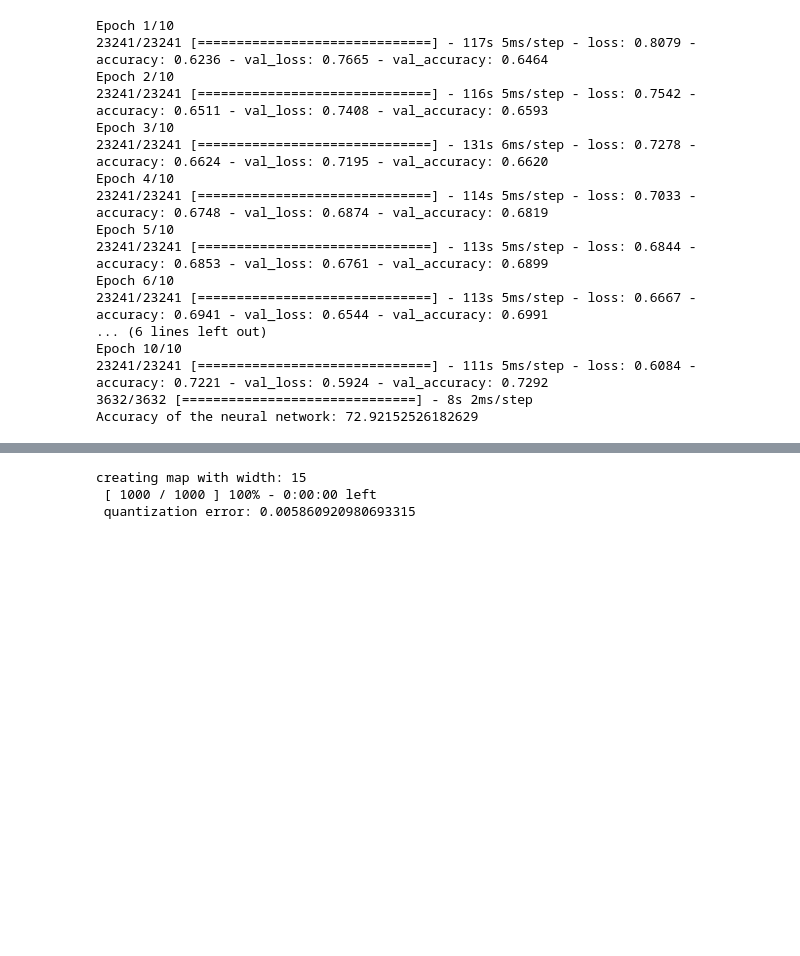
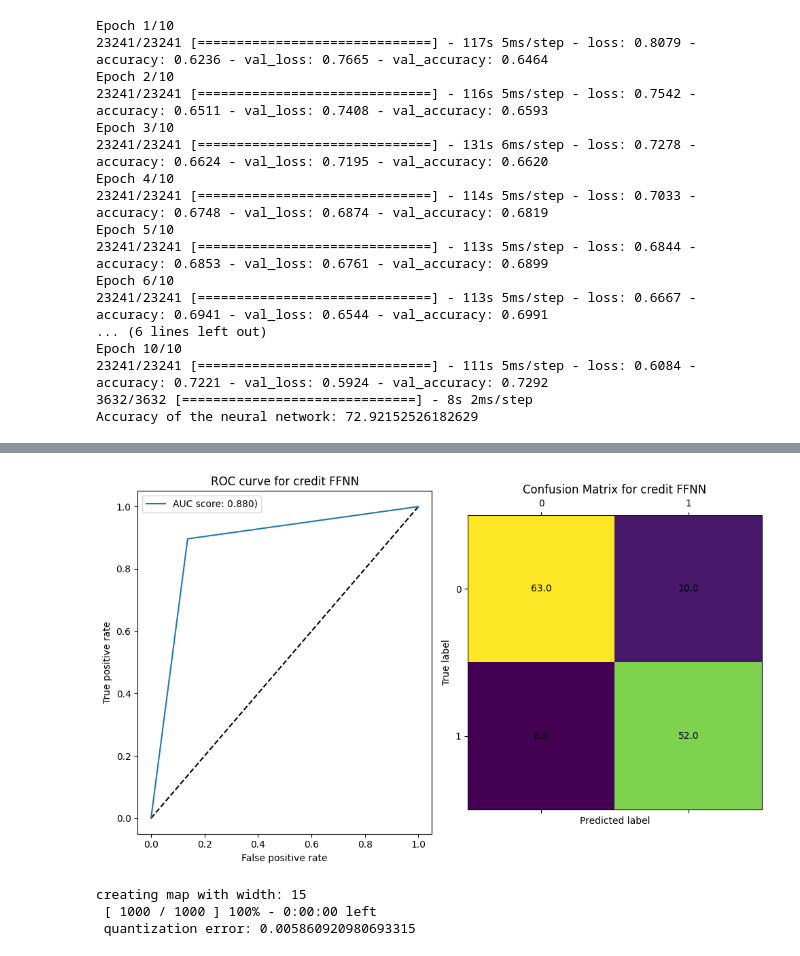
Before and after one commit to ignis05/uj-ci, a Jupyter notebook: Project1.ipynb, the cells around one changed output, grey strips where cells are left out. Saved outputs shown, nothing was run; the diff lists cells and outputs as text; code cells hidden in the pictures; blank space fills up the shorter version.

```diff
--- a/Project1.ipynb
+++ b/Project1.ipynb
@@ -345,12 +345,12 @@ credit_NN_model.compile(loss='categorical_crossentropy', optimizer='adam', metri
 credit_NN_model.fit(credit_X_train, credit_y_train, validation_data=(credit_X_test, credit_y_test), batch_size=20, epochs=10, verbose=1)
 
 # predict values from test set, measure accuracity
-prediction = credit_NN_model.predict(credit_X_test)
-length = len(prediction)
-y_label = np.argmax(credit_y_test, axis=1)
-predict_label = np.argmax(prediction, axis=1)
+credit_prediction = credit_NN_model.predict(credit_X_test)
+length = len(credit_prediction)
+credit_y_label = np.argmax(credit_y_test, axis=1)
+credit_predict_label = np.argmax(credit_prediction, axis=1)
 # how times it matched/ how many test cases
-accuracy = np.sum(y_label == predict_label)/length * 100
+accuracy = np.sum(credit_y_label == credit_predict_label)/length * 100
 print("Accuracy of the neural network:", accuracy)
 # %% [output]
 Epoch 1/10
@@ -373,3 +373,30 @@ Accuracy of the neural network: 88.54961832061069
+# %%
+fpr_keras, tpr_keras, thresholds_keras = roc_curve(credit_y_label, credit_predict_label)
+auc_keras = auc(fpr_keras, tpr_keras)
+
+plt.figure(figsize=(10, 6))
+
+plt.subplot(1, 2, 1)
+plt.plot([0, 1], [0, 1], 'k--')
+plt.plot(fpr_keras, tpr_keras, label='AUC score: {:.3f})'.format(auc_keras))
+plt.xlabel('False positive rate')
+plt.ylabel('True positive rate')
+plt.title('ROC curve for credit FFNN')
+plt.legend(loc='best')
+
+mtx = confusion_matrix(credit_y_label, credit_predict_label)
+ax = plt.subplot(1, 2, 2)
+ax.matshow(mtx)
+for (i, j), z in np.ndenumerate(mtx):
+    ax.text(j, i, '{:0.1f}'.format(z), ha='center', va='center')
+plt.xlabel('Predicted label')
+plt.ylabel('True label')
+plt.title('Confusion Matrix for credit FFNN')
+
+plt.tight_layout()
+plt.show()
+# %% [output]
+[figure, added]
 # %%
 # sieć SOM dla covtype:
 
```
Also changed, not shown: parts of 3 cells of this notebook.
